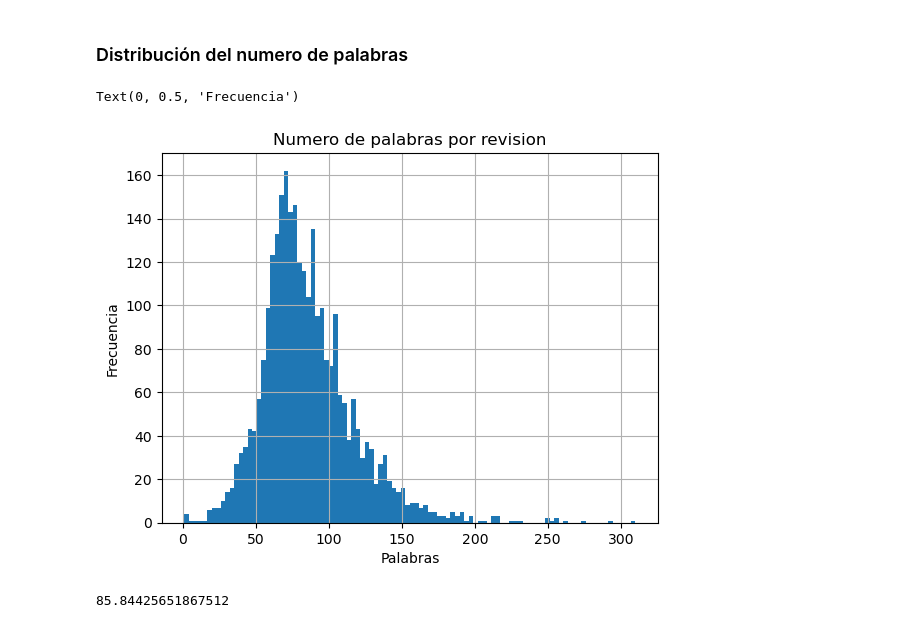
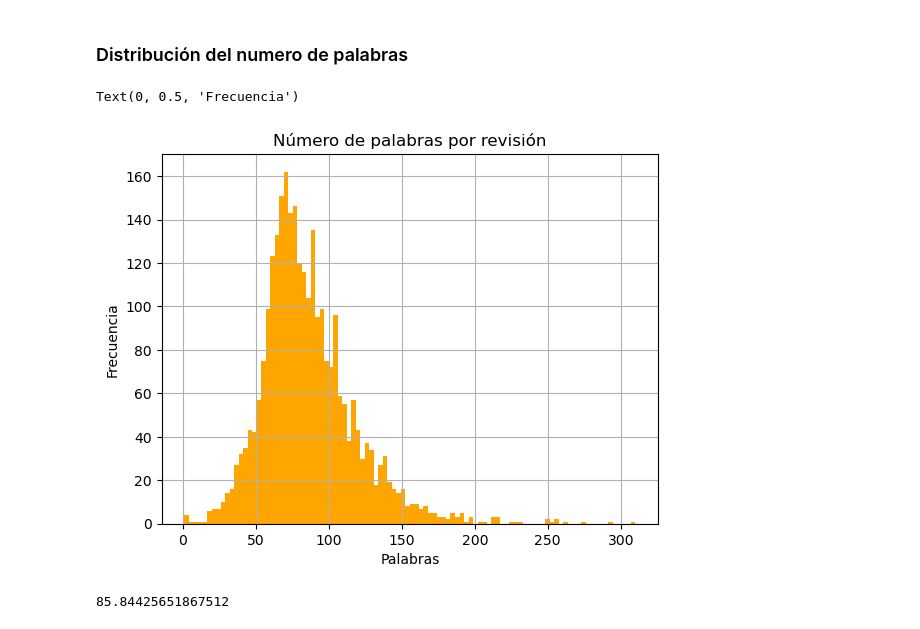
Before and after one commit to valemicolgarcia/Stress-Detection, a Jupyter notebook: nlp.ipynb, the cells around one changed output. Saved outputs shown, nothing was run; the diff lists cells and outputs as text; code cells hidden in the pictures.

```diff
--- a/nlp.ipynb
+++ b/nlp.ipynb
@@ -42,7 +59,7 @@ import matplotlib.pyplot as plt
 # %% [markdown]
 ### Lectura del dataset
 # %%
-df = pd.read_csv('https://raw.githubusercontent.com//valemicolgarcia//NLP-Natural-Language-Processing//main//Stress//Stress.csv')
+df = pd.read_csv('https://raw.githubusercontent.com//valemicolgarcia//Stress-Detection//main//Stress.csv')
 df.head()
 # %% [output]
 |  | subreddit | post_id | sentence_range | text | label | confidence | social_timestamp |
@@ -69,13 +86,13 @@ df.shape
 ### Distribución del numero de palabras
 # %%
 words_per_text = df['text'].apply(lambda x: len(x.split(" ")))
-words_per_text.hist(bins = 100)
-plt.title('Numero de palabras por revision')
+words_per_text.hist(bins = 100, color='orange')
+plt.title('Número de palabras por revisión')
 plt.xlabel('Palabras')
 plt.ylabel('Frecuencia')
 # %% [output]
 Text(0, 0.5, 'Frecuencia')
-[figure, old version]
+[figure, new version]
 # %%
 words_per_text.mean()
 # %% [output]
```
Also changed, not shown: parts of 63 cells of this notebook.
